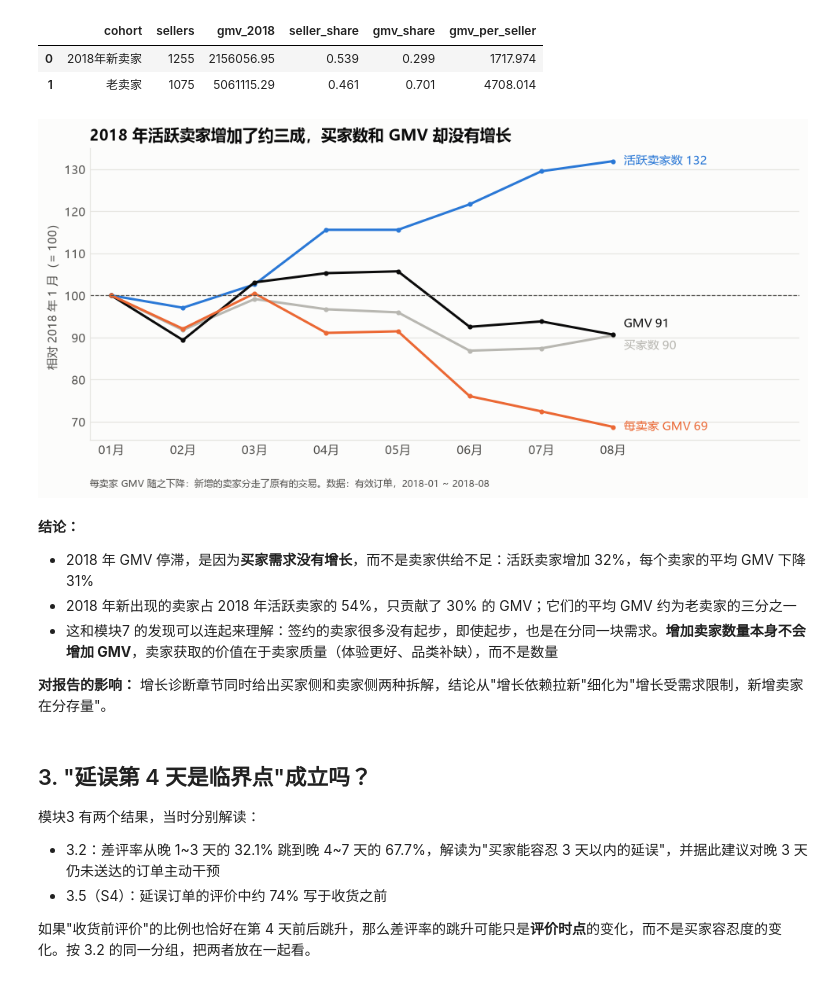
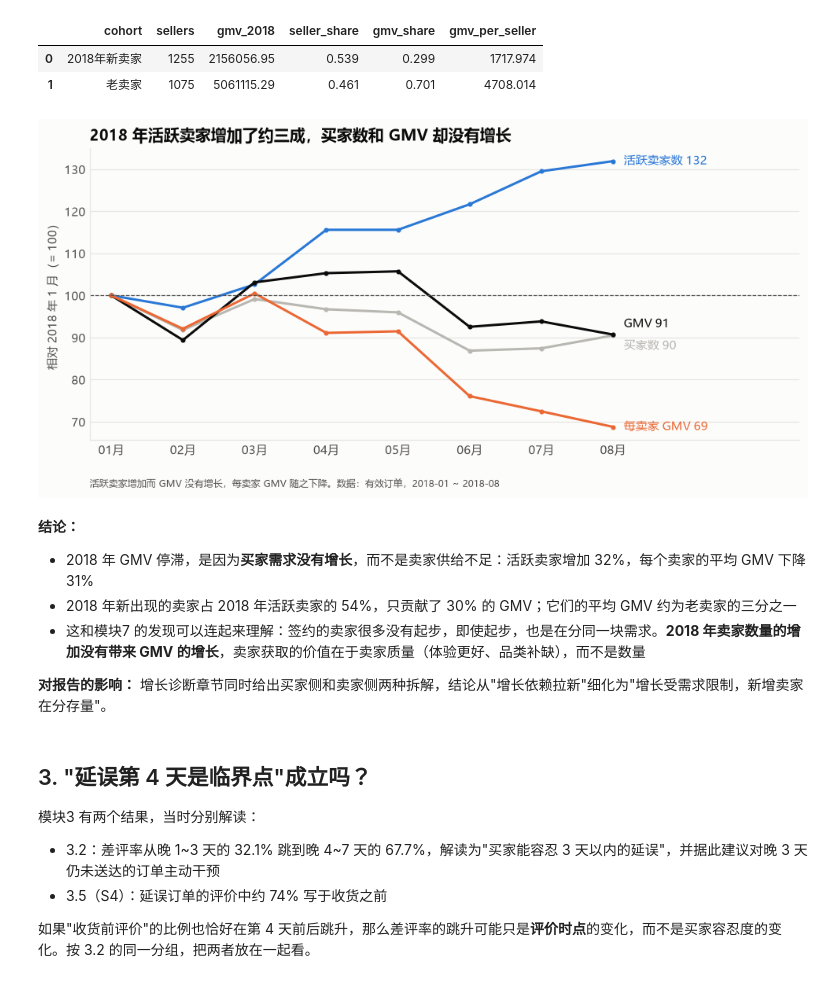
Before and after one commit to LeeMichael-L/olist-analytics, a Jupyter notebook: python/s2_report_checks.ipynb, the cells around one changed output. Cells and saved outputs as stored; diff of their text form; code cells hidden in the pictures.

```diff
--- a/python/s2_report_checks.ipynb
+++ b/python/s2_report_checks.ipynb
@@ -269,38 +269,38 @@ cohort.round(3)
 # %%
 # 图：2018 年各指标相对 1 月的变化（1 月 = 100）
 idx = m18[["active_sellers", "buyers", "gmv", "gmv_per_seller"]].astype(float)
 idx = idx / idx.iloc[0] * 100
 labels = {"active_sellers": "活跃卖家数", "buyers": "买家数", "gmv": "GMV", "gmv_per_seller": "每卖家 GMV"}
 styles = {"active_sellers": (COLORS["blue"], "-"), "buyers": (COLORS["gray"], "-"),
           "gmv": (COLORS["text"], "-"), "gmv_per_seller": (COLORS["orange"], "-")}
 
 label_offset = {"active_sellers": 0, "buyers": -2.5, "gmv": 2.5, "gmv_per_seller": 0}   # 买家数与 GMV 终点接近，标签上下错开
 
 fig, ax = plt.subplots(figsize=(9, 4.5))
 x = np.arange(len(idx))
 for col in ["active_sellers", "buyers", "gmv", "gmv_per_seller"]:
     c, ls = styles[col]
     ax.plot(x, idx[col], color=c, linestyle=ls, marker="o", markersize=3)
     ax.text(x[-1] + 0.15, idx[col].iloc[-1] + label_offset[col], f"{labels[col]} {idx[col].iloc[-1]:.0f}",
             va="center", fontsize=9.5, color=c)
 ax.axhline(100, color=COLORS["text_secondary"], linewidth=0.8, linestyle="--")
 ax.set_xticks(x)
 ax.set_xticklabels([m[5:] + "月" for m in idx.index])
 ax.set_xlim(-0.3, len(idx) + 1.6)
 ax.set_ylabel("相对 2018 年 1 月（= 100）")
 ax.set_title("2018 年活跃卖家增加了约三成，买家数和 GMV 却没有增长", loc="left")
-ax.text(0, -0.16, "每卖家 GMV 随之下降：新增的卖家分走了原有的交易。数据：有效订单，2018-01 ~ 2018-08",
+ax.text(0, -0.16, "活跃卖家增加而 GMV 没有增长，每卖家 GMV 随之下降。数据：有效订单，2018-01 ~ 2018-08",
         transform=ax.transAxes, fontsize=8, color=COLORS["text_secondary"])
 fig.tight_layout()
 fig.savefig("../docs/figures/s2_seller_side.png", dpi=150, bbox_inches="tight")
 plt.show()
 # %% [output]
-[figure, old version]
+[figure, new version]
 # %% [markdown]
 **结论：**
 - 2018 年 GMV 停滞，是因为**买家需求没有增长**，而不是卖家供给不足：活跃卖家增加 32%，每个卖家的平均 GMV 下降 31%
 - 2018 年新出现的卖家占 2018 年活跃卖家的 54%，只贡献了 30% 的 GMV；它们的平均 GMV 约为老卖家的三分之一
-- 这和模块7 的发现可以连起来理解：签约的卖家很多没有起步，即使起步，也是在分同一块需求。**增加卖家数量本身不会增加 GMV**，卖家获取的价值在于卖家质量（体验更好、品类补缺），而不是数量
+- 这和模块7 的发现可以连起来理解：签约的卖家很多没有起步，即使起步，也是在分同一块需求。**2018 年卖家数量的增加没有带来 GMV 的增长**，卖家获取的价值在于卖家质量（体验更好、品类补缺），而不是数量
 
 **对报告的影响：** 增长诊断章节同时给出买家侧和卖家侧两种拆解，结论从"增长依赖拉新"细化为"增长受需求限制，新增卖家在分存量"。
 # %% [markdown]
```
Also changed, not shown: parts of 10 cells of this notebook, 7 other files.
